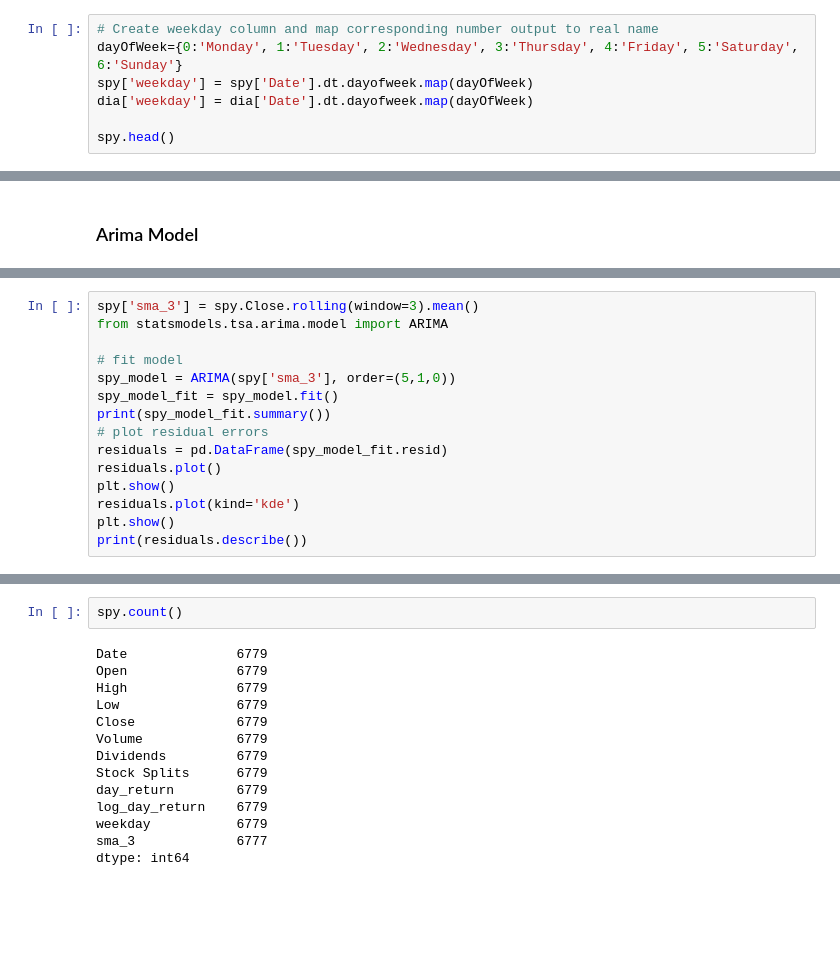
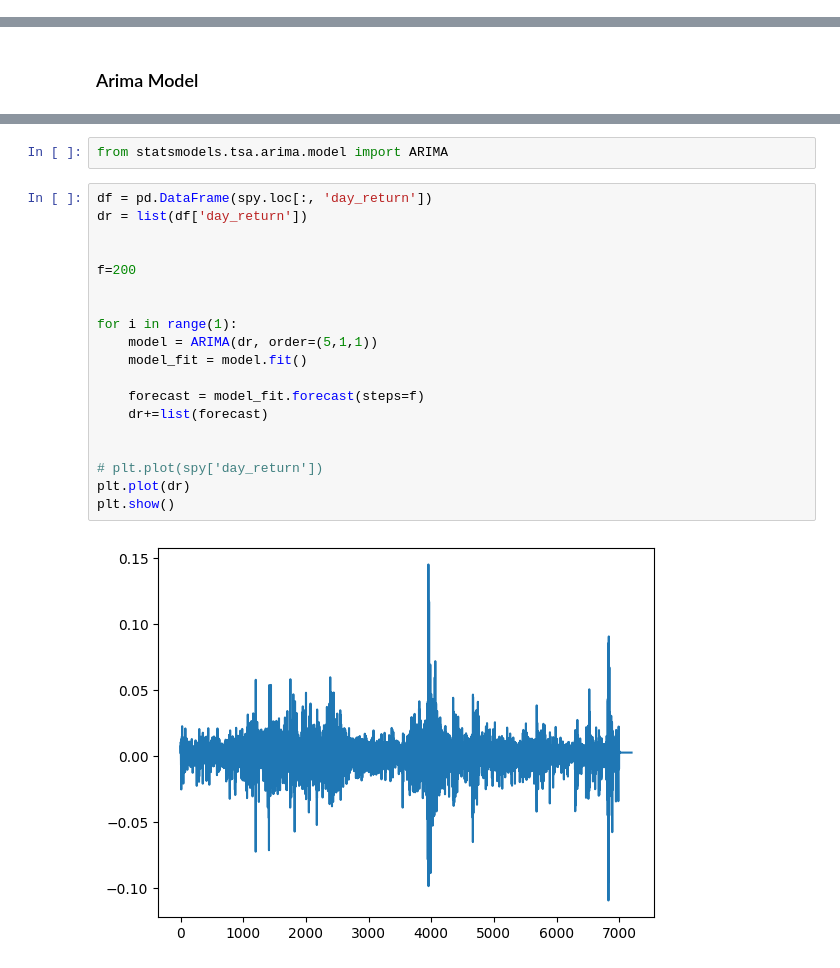
Before and after one commit to NastyVader/CryptoPortal, a Jupyter notebook: Stock-Prediction-using-different-models-main/Stock-Prediction-using-different-models-main/SPY and DIA ETF Analysis.ipynb, the cells around one changed output, grey strips where cells are left out. Saved outputs shown, nothing was run; the diff lists cells and outputs as text; blank space fills up the shorter version.

Commit message:
ARIMA

```diff
--- a/Stock-Prediction-using-different-models-main/Stock-Prediction-using-different-models-main/SPY and DIA ETF Analysis.ipynb
+++ b/Stock-Prediction-using-different-models-main/Stock-Prediction-using-different-models-main/SPY and DIA ETF Analysis.ipynb
@@ -163,7 +36,0 @@ Ever wondered what day of the week offers the best upside? Does it always feel l
-# %%
-# Create weekday column and map corresponding number output to real name
-dayOfWeek={0:'Monday', 1:'Tuesday', 2:'Wednesday', 3:'Thursday', 4:'Friday', 5:'Saturday', 6:'Sunday'}
-spy['weekday'] = spy['Date'].dt.dayofweek.map(dayOfWeek)
-dia['weekday'] = dia['Date'].dt.dayofweek.map(dayOfWeek)
-
-spy.head()
@@ -402,15 +38,0 @@ max       0.173165
-# %%
-spy['sma_3'] = spy.Close.rolling(window=3).mean()
-from statsmodels.tsa.arima.model import ARIMA
-
-# fit model
-spy_model = ARIMA(spy['sma_3'], order=(5,1,0))
-spy_model_fit = spy_model.fit()
-print(spy_model_fit.summary())
-# plot residual errors
-residuals = pd.DataFrame(spy_model_fit.resid)
-residuals.plot()
-plt.show()
-residuals.plot(kind='kde')
-plt.show()
-print(residuals.describe())
@@ -446,16 +39,23 @@ max      26.396667
-# %%
-spy.count()
-# %% [output]
-Date              6779
-Open              6779
-High              6779
-Low               6779
-Close             6779
-Volume            6779
-Dividends         6779
-Stock Splits      6779
-day_return        6779
-log_day_return    6779
-weekday           6779
-sma_3             6777
-dtype: int64
+# %%
+from statsmodels.tsa.arima.model import ARIMA
+# %%
+df = pd.DataFrame(spy.loc[:, 'day_return'])
+dr = list(df['day_return'])
+
+
+f=200
+
+
+for i in range(1):
+    model = ARIMA(dr, order=(5,1,1))
+    model_fit = model.fit()
+
+    forecast = model_fit.forecast(steps=f)
+    dr+=list(forecast)
+
+
+# plt.plot(spy['day_return'])
+plt.plot(dr)
+plt.show()
+# %% [output]
+[figure, added]
```
Also changed, not shown: parts of 47 cells of this notebook.
